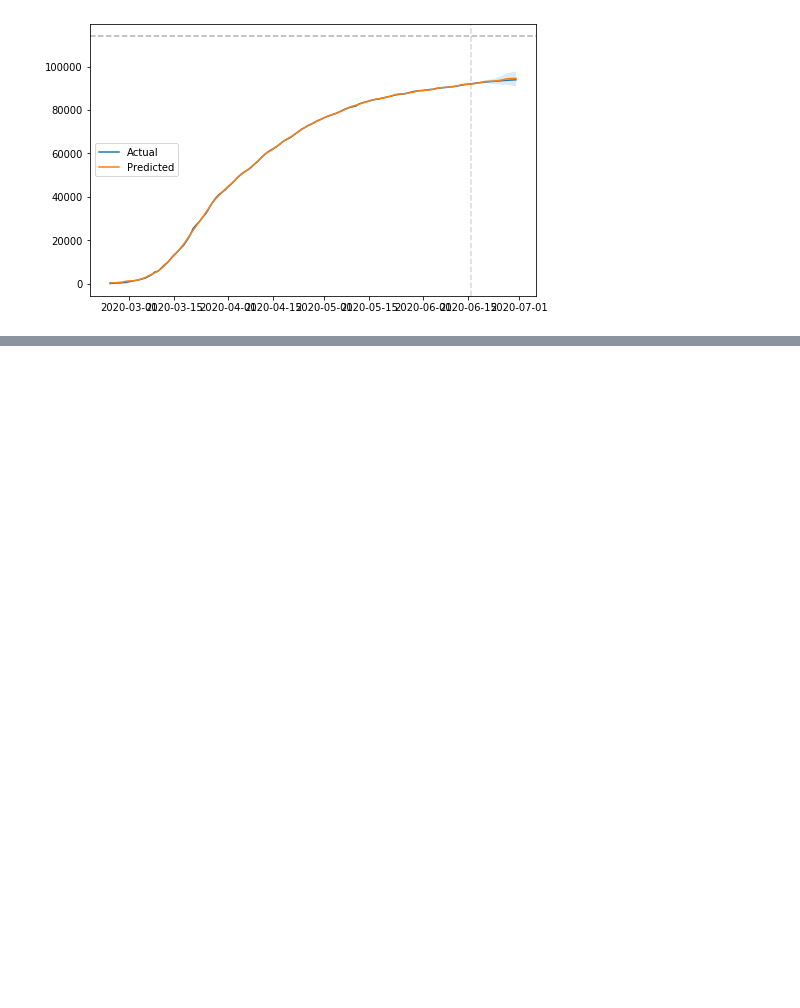
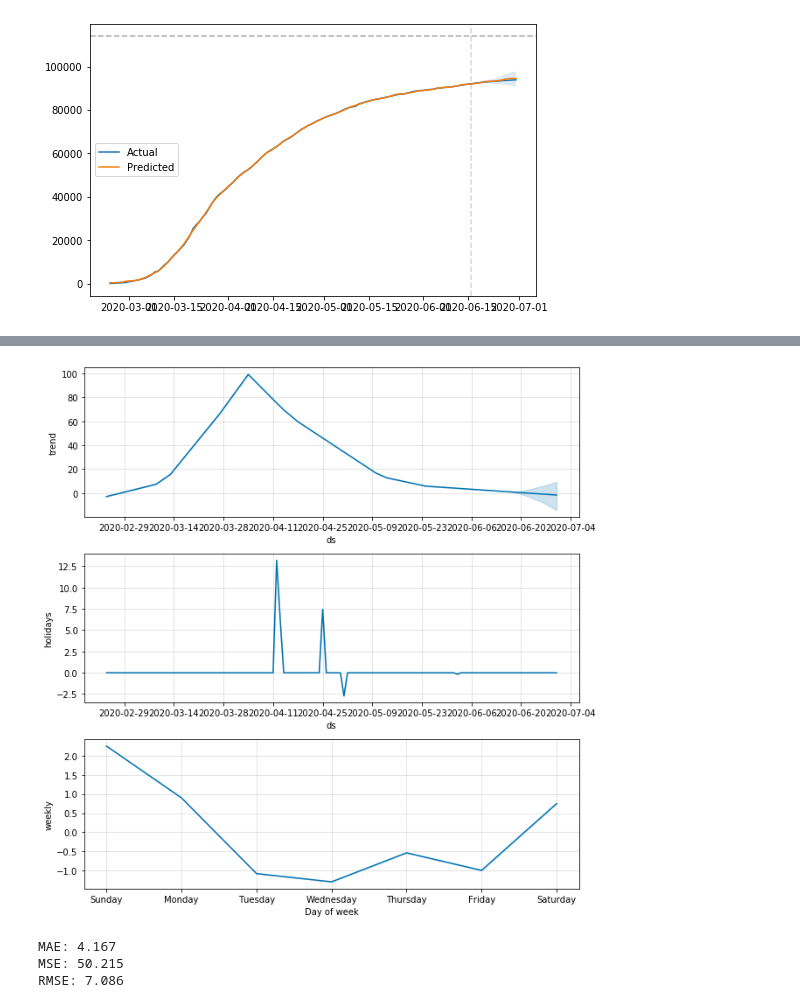
Before and after one commit to nicoloverardo/master-degree-thesis, a Jupyter notebook: notebooks/tsprophet.ipynb, the cells around one changed output, grey strips where cells are left out. Saved outputs shown, nothing was run; the diff lists cells and outputs as text; code cells hidden in the pictures; blank space fills up the shorter version.

```diff
--- a/notebooks/tsprophet.ipynb
+++ b/notebooks/tsprophet.ipynb
@@ -400,0 +428,2 @@ pm.plot()
+# %%
+pm.fit_cv()
@@ -400,0 +448,10 @@ pm.plot()
+# %%
+pm.plot_comp()
+# %% [output]
+[figure, added]
+# %%
+pm.print_metrics()
+# %% [output]
+MAE: 4.167
+MSE: 50.215
+RMSE: 7.086
```
Also changed, not shown: parts of 43 cells of this notebook.
